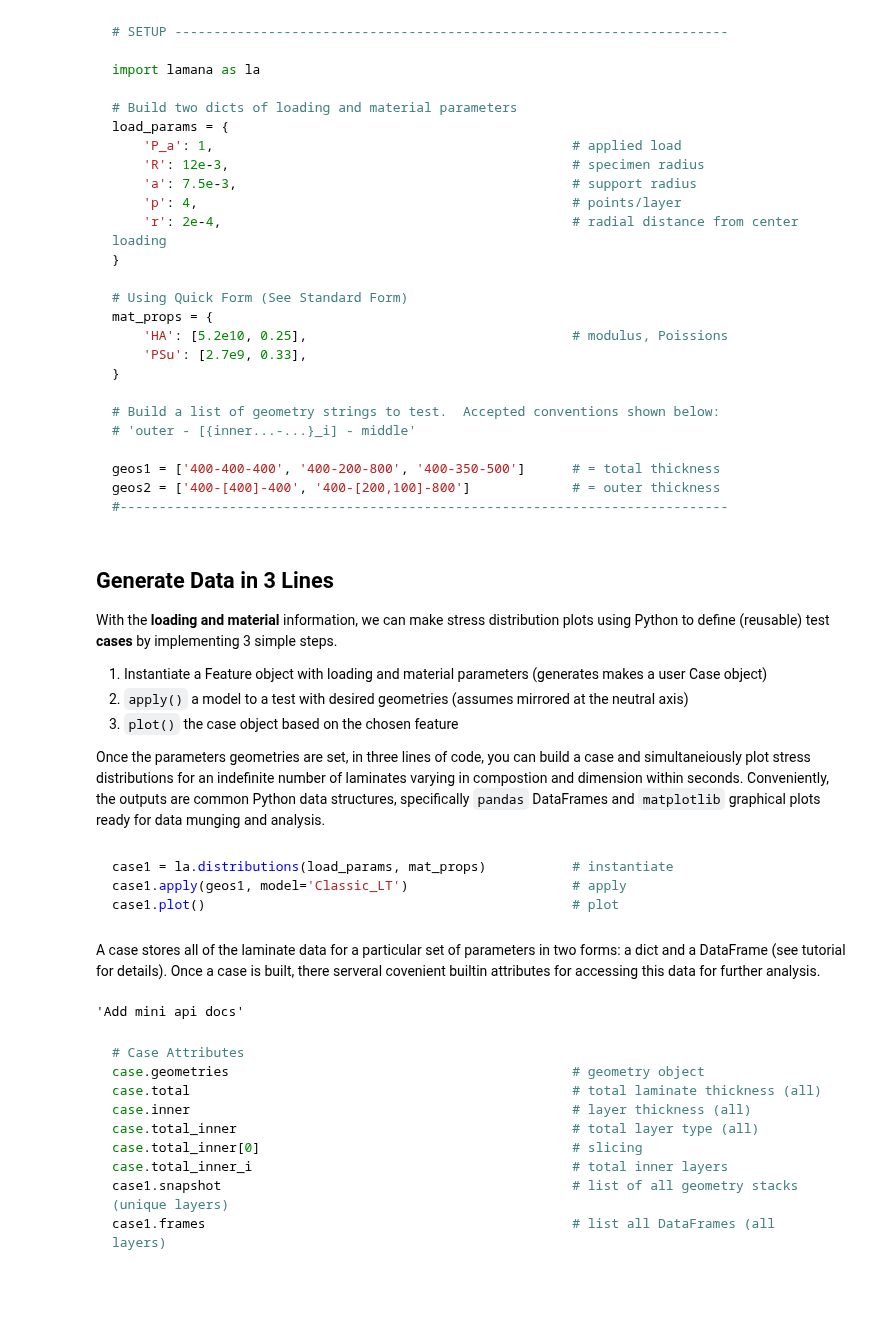
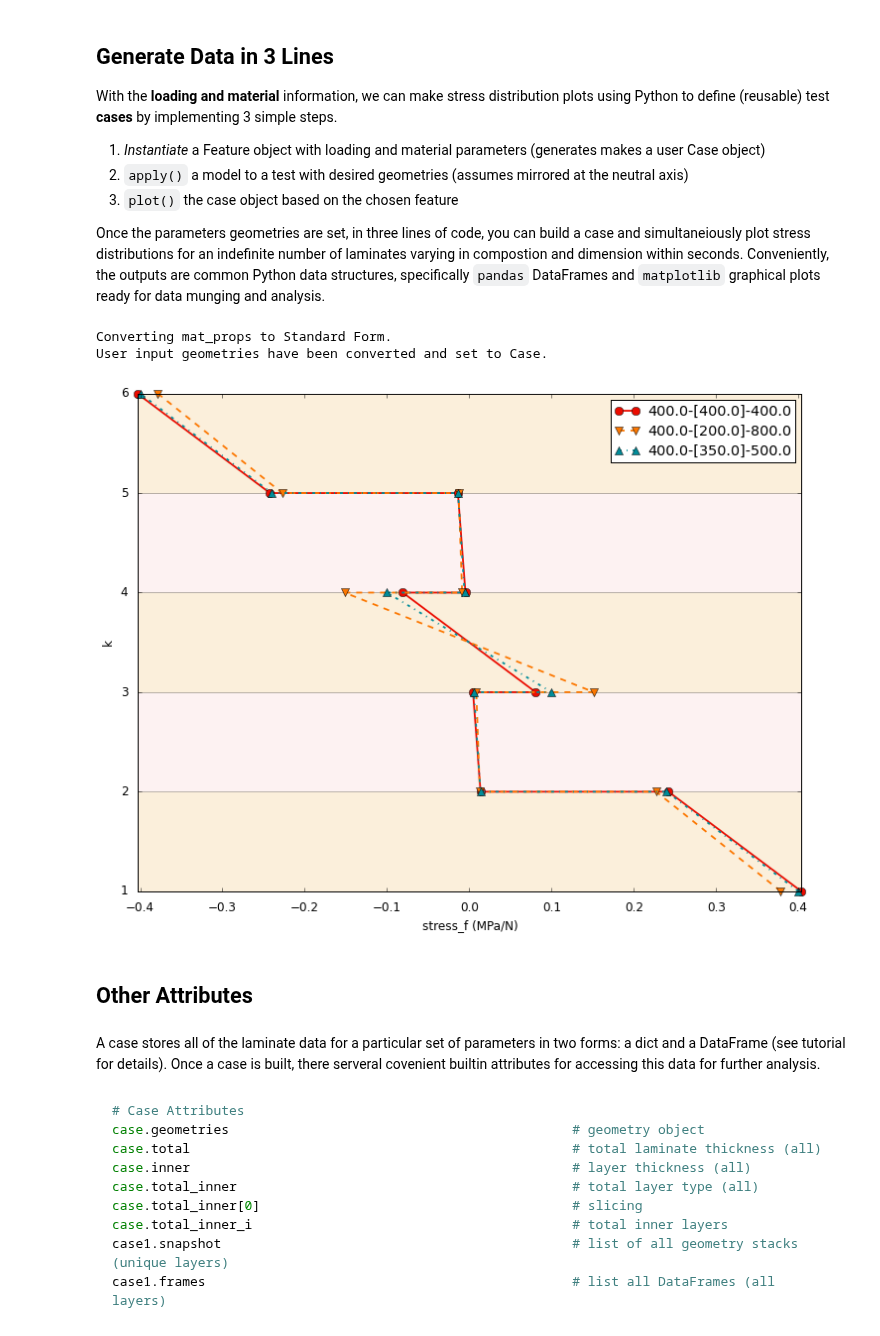
Before and after one commit to par2/lamana, a Jupyter notebook: docs/gettingstarted.ipynb, the cells around one changed output. Cells and saved outputs as stored; diff of their text form; code cells hidden in the pictures; blank space fills up the shorter version.

````diff
--- a/docs/gettingstarted.ipynb
+++ b/docs/gettingstarted.ipynb
@@ -44,56 +60,57 @@ A table is provided defining the illustrated parameters.  These loading paramete
 ### User Defined Parameters
 
 Sample code is provided for setting up geometric dimensions, loading parameters and material properties.
-# %% [markdown]
-```python
-# SETUP -----------------------------------------------------------------------
-
-import lamana as la
-
-# Build two dicts of loading and material parameters
-load_params = {
-    'P_a': 1,                                              # applied load
-    'R': 12e-3,                                            # specimen radius
-    'a': 7.5e-3,                                           # support radius
-    'p': 4,                                                # points/layer
-    'r': 2e-4,                                             # radial distance from center loading
-}
-
-# Using Quick Form (See Standard Form)
-mat_props = {
-    'HA': [5.2e10, 0.25],                                  # modulus, Poissions
-    'PSu': [2.7e9, 0.33],
-}
-
-# Build a list of geometry strings to test.  Accepted conventions shown below:
-# 'outer - [{inner...-...}_i] - middle'
-
-geos1 = ['400-400-400', '400-200-800', '400-350-500']      # = total thickness
-geos2 = ['400-[400]-400', '400-[200,100]-800']             # = outer thickness
-#------------------------------------------------------------------------------
-```
+# %%
+# SETUP -----------------------------------------------------------------------
+
+import lamana as la
+
+# For plotting in Jupyter
+%matplotlib inline
+
+# Build dicts for loading parameters and material properties
+load_params = {
+    'P_a': 1,                                              # applied load
+    'R': 12e-3,                                            # specimen radius
+    'a': 7.5e-3,                                           # support radius
+    'p': 4,                                                # points/layer
+    'r': 2e-4,                                             # radial distance from center loading
+}
+
+# Using Quick Form (See Standard Form)
+mat_props = {
+    'HA': [5.2e10, 0.25],                                  # modulus, Poissions
+    'PSu': [2.7e9, 0.33],
+}
+
+# Build a list of geometry strings to test.  Accepted conventions shown below:
+# 'outer - [{inner...-...}_i] - middle'
+
+geos1 = ['400-400-400', '400-200-800', '400-350-500']      # = total thickness
+geos2 = ['400-[400]-400', '400-[200,100]-800']             # = outer thickness
+#------------------------------------------------------------------------------
 # %% [markdown]
 ## Generate Data in 3 Lines
 
 With the **loading and material** information, we can make stress distribution plots using Python to define (reusable) test **cases** by implementing 3 simple steps.
 
-1. Instantiate a Feature object with loading and material parameters (generates makes a user Case object)
+1. *Instantiate* a Feature object with loading and material parameters (generates makes a user Case object)
 1. `apply()` a model to a test with desired geometries (assumes mirrored at the neutral axis)
 1. `plot()` the case object based on the chosen feature
 
 Once the parameters geometries are set, in three lines of code, you can build a case and simultaneiously plot stress distributions for an indefinite number of laminates varying in compostion and dimension within seconds.  Conveniently, the  outputs are common Python data structures, specifically `pandas` DataFrames and `matplotlib` graphical plots ready for data munging and analysis.
-# %% [markdown]
-```python
-case1 = la.distributions(load_params, mat_props)           # instantiate
-case1.apply(geos1, model='Classic_LT')                     # apply
-case1.plot()                                               # plot
-```
+# %%
+case1 = la.distributions.Case(load_params, mat_props)      # instantiate
+case1.apply(geos1, model='Wilson_LT')                      # apply
+case1.plot()                                               # plot
+# %% [output]
+Converting mat_props to Standard Form.
+User input geometries have been converted and set to Case.
+[figure, added]
+# %% [markdown]
+## Other Attributes
 # %% [markdown]
 A case stores all of the laminate data for a particular set of parameters in two forms: a dict and a DataFrame (see tutorial for details). Once a case is built, there serveral covenient builtin attributes for accessing this data for further analysis.
-# %%
-'''Add mini api docs'''
-# %% [output]
-'Add mini api docs'
 # %% [markdown]
 ```python
 # Case Attributes
````
Also changed, not shown: parts of 6 cells of this notebook, 10 other files.
